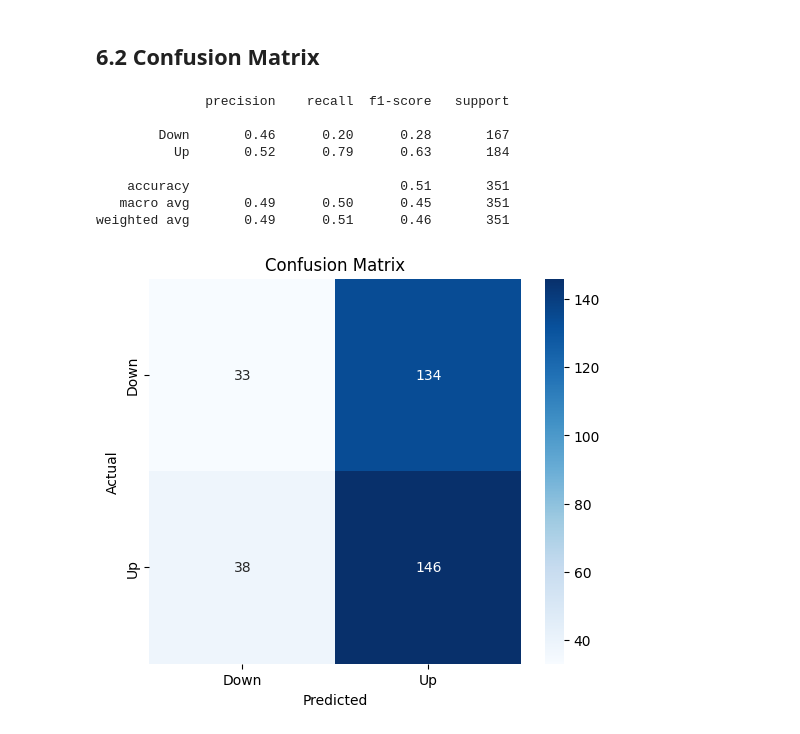
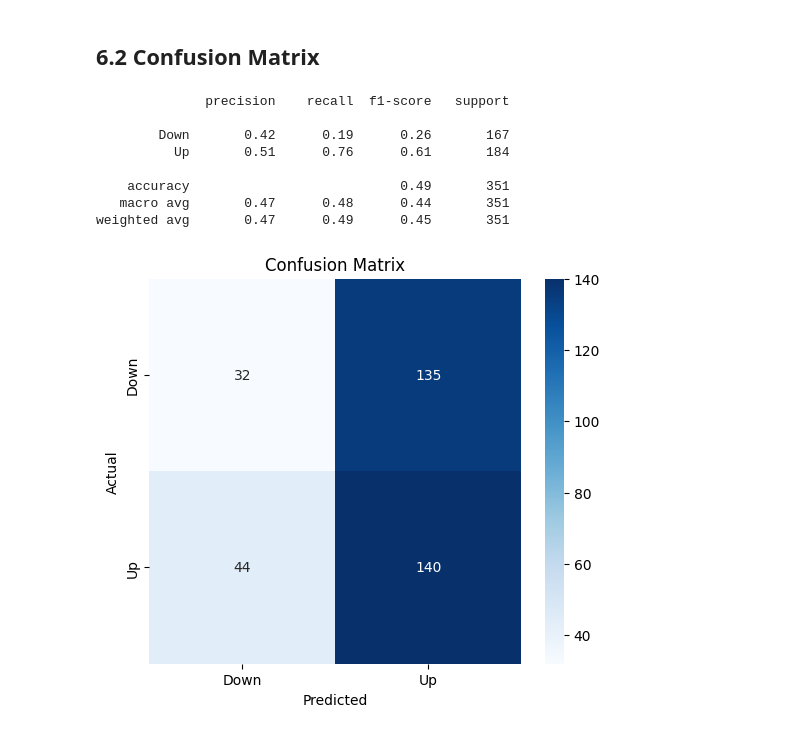
Before and after one commit to SimoneZezzo/stock-direction-classifier, a Jupyter notebook: StockDirectionClassifier.ipynb, the cells around one changed output. Cells and saved outputs as stored; diff of their text form; code cells hidden in the pictures.

```diff
--- a/StockDirectionClassifier.ipynb
+++ b/StockDirectionClassifier.ipynb
@@ -164,14 +166,14 @@ model = StockDirectionModel(input_features=8,
 # %% [markdown]
 ## 5.1 Choose a loss function and optimizer
 # %%
-loss_fn = nn.CrossEntropyLoss() # CrossEntropyLoss is used for multi-class classification problems, which is appropriate here since we have two classes (up or down).
+loss_fn = nn.BCEWithLogitsLoss()
 optimizer = torch.optim.Adam(model.parameters(),
                              lr=0.001)
 # %% [markdown]
 ## 5.2 Setup an accuracy function
 # %%
 def accuracy_fn(y_pred, y_true):
-    predicted_classes = y_pred.argmax(dim=1)
+    predicted_classes = (y_pred > 0).float()  # logit > 0 = sigmoid > 0.5
     correct = (predicted_classes == y_true).sum().item()
     return correct / len(y_true) * 100
 # %% [markdown]
@@ -192,8 +194,8 @@ for epoch in range(epochs):
     val_loss, val_acc = 0, 0
     for batch, (X_batch, y_batch) in enumerate(train_loader):
 
-        y_pred = model(X_batch)
-        loss = loss_fn(y_pred, y_batch.long())
+        y_pred = model(X_batch).squeeze()
+        loss = loss_fn(y_pred, y_batch)
         train_loss += loss.item()
         train_acc += accuracy_fn(y_pred, y_batch.long())
 
@@ -206,13 +208,12 @@ for epoch in range(epochs):
     val_loss = 0
     with torch.inference_mode():
         for batch, (X_batch, y_batch) in enumerate(val_loader):
-            y_pred = model(X_batch)
+            y_pred = model(X_batch).squeeze()
 
-            loss = loss_fn(y_pred, y_batch.long())
+            loss = loss_fn(y_pred, y_batch)
             val_loss += loss.item()
             val_acc += accuracy_fn(y_pred, y_batch.long())
 
-    # Salva i valori
     train_losses.append(train_loss / len(train_loader))
     val_losses.append(val_loss / len(val_loader))
     train_accs.append(train_acc / len(train_loader))
@@ -250,11 +251,14 @@ model.eval()
 test_loss, test_acc = 0, 0
 with torch.inference_mode():
     for batch, (X_batch, y_batch) in enumerate(test_loader):
-        y_pred = model(X_batch)
-        loss = loss_fn(y_pred, y_batch.long())
+        y_pred = model(X_batch).squeeze()
+        loss = loss_fn(y_pred, y_batch)
         test_loss += loss.item()
         test_acc += accuracy_fn(y_pred, y_batch.long())
 
 print(f"Test loss: {test_loss/len(test_loader):.4f} | "
       f"Test acc: {test_acc/len(test_loader):.2f}%")
+
+# Note: accuracy_fn averages per-batch accuracies (unweighted by batch size),
+# so this may slightly differ from sklearn overall accuracy on the last partial batch.
 # %% [output]
@@ -264,36 +268,35 @@ Test loss: 0.6949 | Test acc: 51.01%
 # %%
 from sklearn.metrics import classification_report, confusion_matrix
 import seaborn as sns
 
 all_preds, all_labels = [], []
 
 model.eval()
 with torch.inference_mode():
     for X_batch, y_batch in test_loader:
-        y_pred = model(X_batch)
-        predicted = y_pred.argmax(dim=1)  # Get the predicted class (0 or 1)
+        predicted = (model(X_batch).squeeze() > 0).long()
         all_preds.extend(predicted.cpu().numpy())
         all_labels.extend(y_batch.cpu().numpy())
 
 print(classification_report(all_labels, all_preds, target_names=["Down", "Up"]))
 
 # Confusion matrix visual
 cm = confusion_matrix(all_labels, all_preds)
 plt.figure(figsize=(6, 5))
 sns.heatmap(cm, annot=True, fmt="d", cmap="Blues",
             xticklabels=["Down", "Up"],
             yticklabels=["Down", "Up"])
 plt.xlabel("Predicted")
 plt.ylabel("Actual")
 plt.title("Confusion Matrix")
 plt.show()
 # %% [output]
               precision    recall  f1-score   support
 
-        Down       0.46      0.20      0.28       167
-          Up       0.52      0.79      0.63       184
+        Down       0.42      0.19      0.26       167
+          Up       0.51      0.76      0.61       184
 
-    accuracy                           0.51       351
-   macro avg       0.49      0.50      0.45       351
-weighted avg       0.49      0.51      0.46       351
+    accuracy                           0.49       351
+   macro avg       0.47      0.48      0.44       351
+weighted avg       0.47      0.49      0.45       351
-[figure, old version]
+[figure, new version]
```
Also changed, not shown: parts of 23 cells of this notebook, 2 other files.
